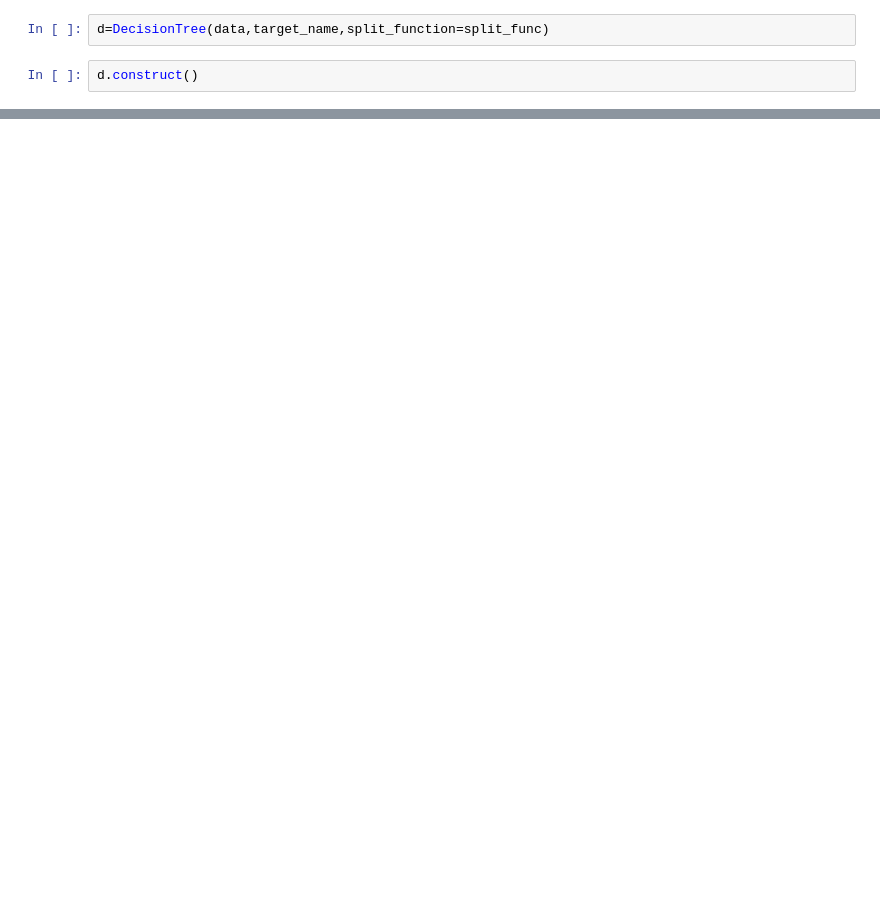
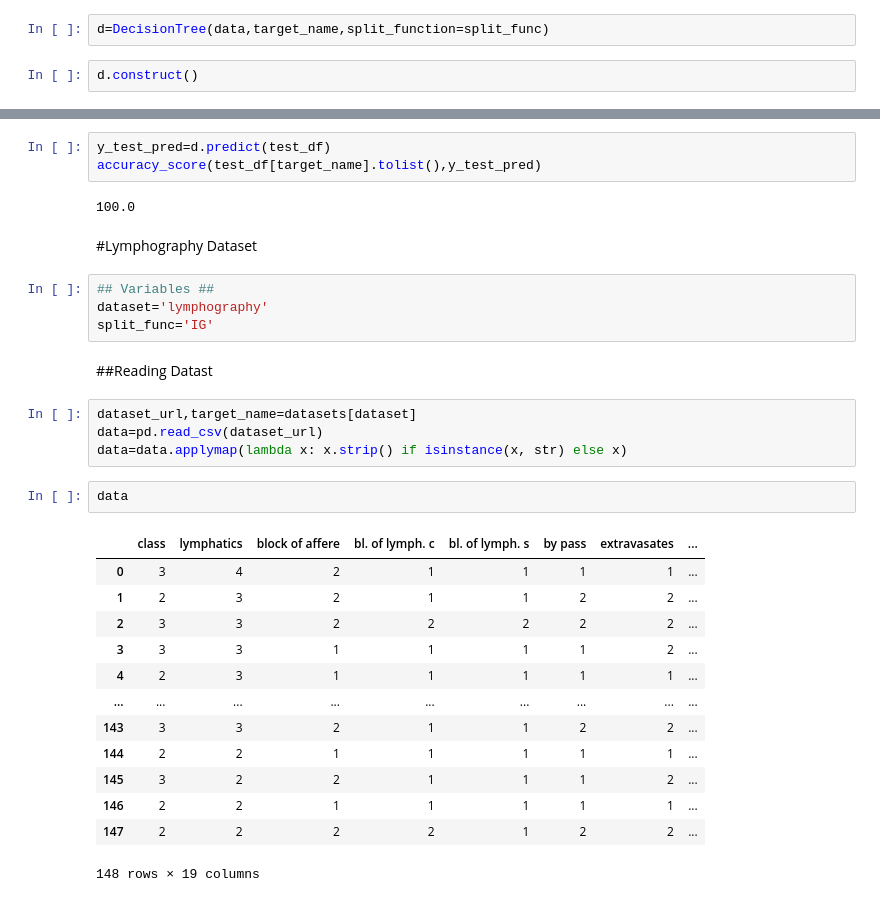
Before and after one commit to Kvnpsiddhartha/DecisionTreeImplementation, a Jupyter notebook: DecisionTree_implementation_multpleclass_pruning.ipynb, the cells around one changed output, grey strips where cells are left out. Cells and saved outputs as stored; diff of their text form; blank space fills up the shorter version.

```diff
--- a/DecisionTree_implementation_multpleclass_pruning.ipynb
+++ b/DecisionTree_implementation_multpleclass_pruning.ipynb
@@ -477,0 +943,33 @@ d.predict(df.iloc[0].to_dict(),trace=True)
+# %%
+y_test_pred=d.predict(test_df)
+accuracy_score(test_df[target_name].tolist(),y_test_pred)
+# %% [output]
+100.0
+# %% [markdown]
+#Lymphography Dataset
+# %%
+## Variables ##
+dataset='lymphography'
+split_func='IG'
+# %% [markdown]
+##Reading Datast
+# %%
+dataset_url,target_name=datasets[dataset]
+data=pd.read_csv(dataset_url)
+data=data.applymap(lambda x: x.strip() if isinstance(x, str) else x)
+# %%
+data
+# %% [output]
+|  | class | lymphatics | block of affere | bl. of lymph. c | bl. of lymph. s | by pass | extravasates | ... |
+| 0 | 3 | 4 | 2 | 1 | 1 | 1 | 1 | ... |
+| 1 | 2 | 3 | 2 | 1 | 1 | 2 | 2 | ... |
+| 2 | 3 | 3 | 2 | 2 | 2 | 2 | 2 | ... |
+| 3 | 3 | 3 | 1 | 1 | 1 | 1 | 2 | ... |
+| 4 | 2 | 3 | 1 | 1 | 1 | 1 | 1 | ... |
+| ... | ... | ... | ... | ... | ... | ... | ... | ... |
+| 143 | 3 | 3 | 2 | 1 | 1 | 2 | 2 | ... |
+| 144 | 2 | 2 | 1 | 1 | 1 | 1 | 1 | ... |
+| 145 | 3 | 2 | 2 | 1 | 1 | 1 | 2 | ... |
+| 146 | 2 | 2 | 1 | 1 | 1 | 1 | 1 | ... |
+| 147 | 2 | 2 | 2 | 2 | 1 | 2 | 2 | ... |
+148 rows × 19 columns
```
Also changed, not shown: parts of 160 cells of this notebook.
